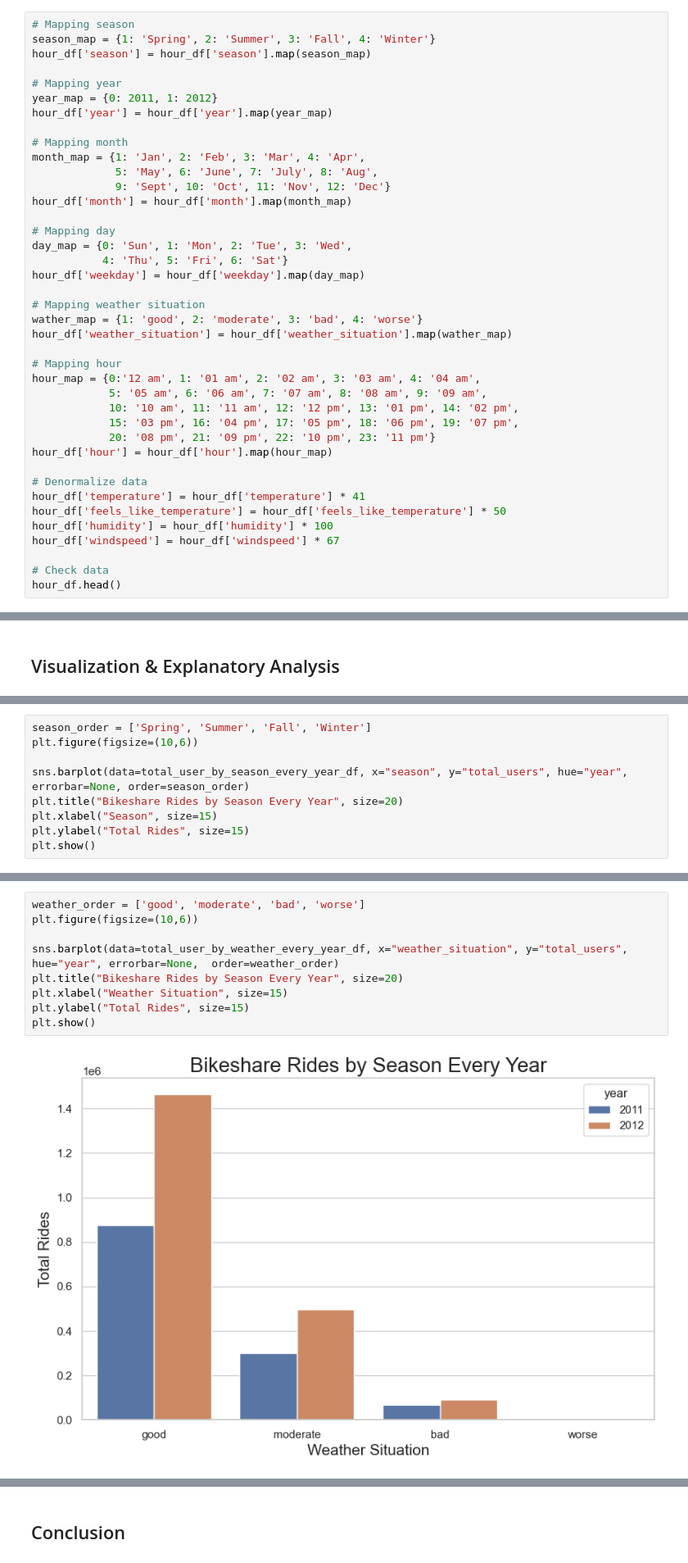
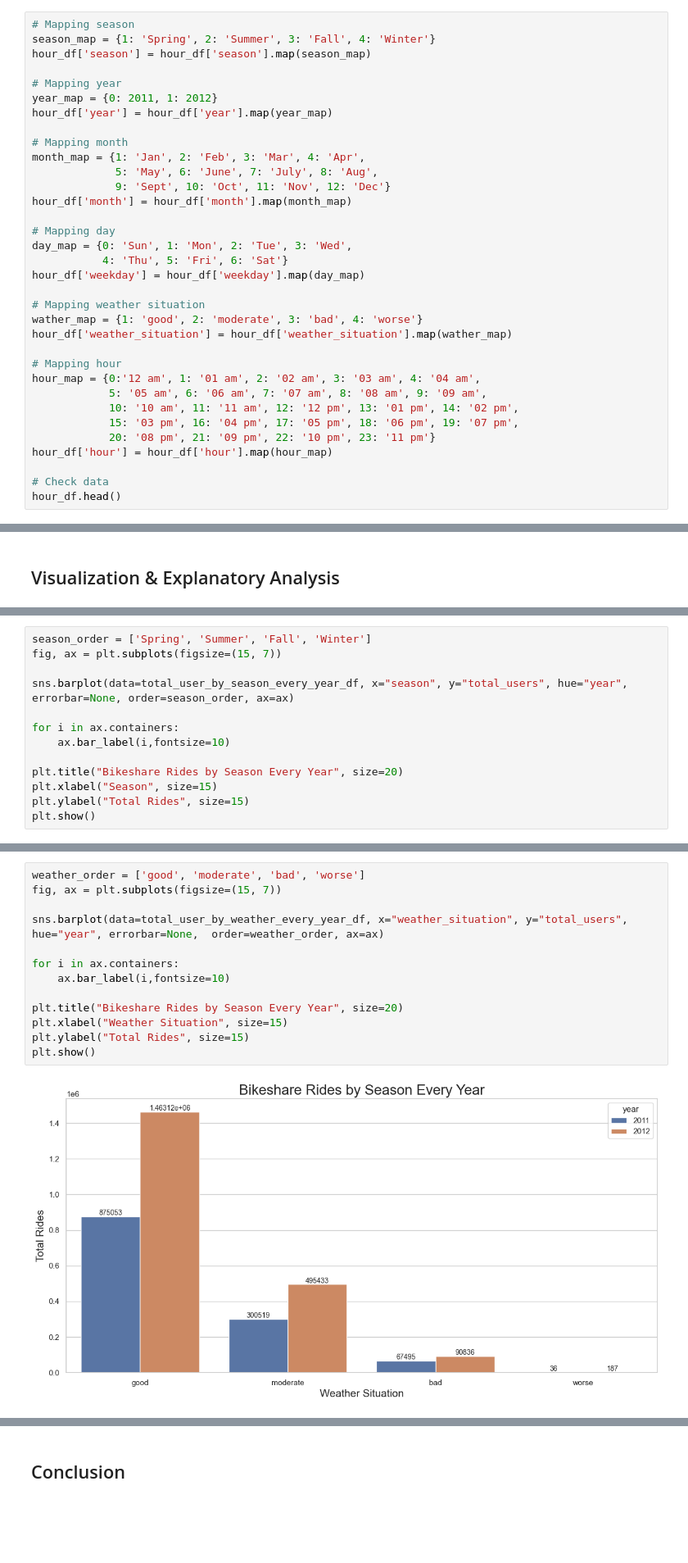
Before and after one commit to MHendriF/Belajar-Analisis-Data-dengan-Python, a Jupyter notebook: Submission/notebook.ipynb, the cells around one changed output, grey strips where cells are left out. Shown at 82% size. Drawn from its saved outputs; the diff is of its cells as text; blank space fills up the shorter version.

```diff
--- a/Submission/notebook.ipynb
+++ b/Submission/notebook.ipynb
@@ -290,12 +290,6 @@ hour_map = {0:'12 am', 1: '01 am', 2: '02 am', 3: '03 am', 4: '04 am',
             20: '08 pm', 21: '09 pm', 22: '10 pm', 23: '11 pm'}
 hour_df['hour'] = hour_df['hour'].map(hour_map)
 
-# Denormalize data
-hour_df['temperature'] = hour_df['temperature'] * 41
-hour_df['feels_like_temperature'] = hour_df['feels_like_temperature'] * 50
-hour_df['humidity'] = hour_df['humidity'] * 100
-hour_df['windspeed'] = hour_df['windspeed'] * 67
-
 # Check data
 hour_df.head()
 # %% [output]
@@ -507,8 +508,12 @@ total_user_by_hour_df.head(25)
 # %%
 season_order = ['Spring', 'Summer', 'Fall', 'Winter']
-plt.figure(figsize=(10,6))
+fig, ax = plt.subplots(figsize=(15, 7))
 
-sns.barplot(data=total_user_by_season_every_year_df, x="season", y="total_users", hue="year", errorbar=None, order=season_order)
+sns.barplot(data=total_user_by_season_every_year_df, x="season", y="total_users", hue="year", errorbar=None, order=season_order, ax=ax)
+
+for i in ax.containers:
+    ax.bar_label(i,fontsize=10)
+
 plt.title("Bikeshare Rides by Season Every Year", size=20)
 plt.xlabel("Season", size=15)
 plt.ylabel("Total Rides", size=15)
@@ -520,11 +527,15 @@ plt.show()
 # %%
 weather_order = ['good', 'moderate', 'bad', 'worse']
-plt.figure(figsize=(10,6))
+fig, ax = plt.subplots(figsize=(15, 7))
 
-sns.barplot(data=total_user_by_weather_every_year_df, x="weather_situation", y="total_users", hue="year", errorbar=None,  order=weather_order)
+sns.barplot(data=total_user_by_weather_every_year_df, x="weather_situation", y="total_users", hue="year", errorbar=None,  order=weather_order, ax=ax)
+
+for i in ax.containers:
+    ax.bar_label(i,fontsize=10)
+
 plt.title("Bikeshare Rides by Season Every Year", size=20)
 plt.xlabel("Weather Situation", size=15)
 plt.ylabel("Total Rides", size=15)
 plt.show()
 # %% [output]
-[figure, old version]
+[figure, new version]
```
Also changed, not shown: parts of 26 cells of this notebook, 2 other files.
